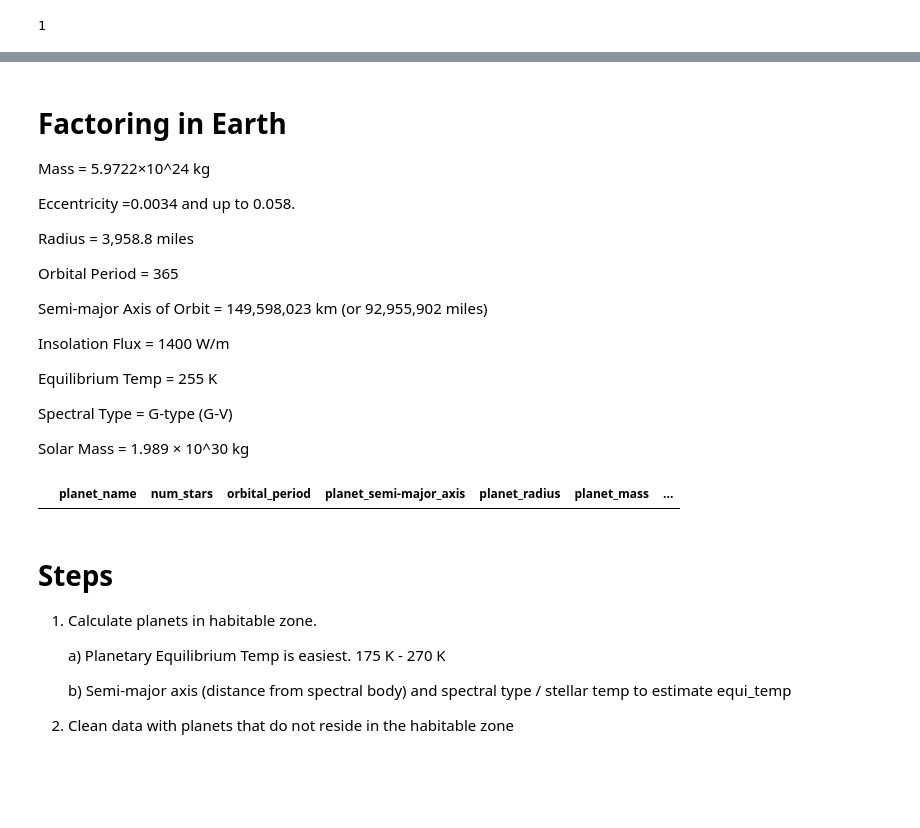
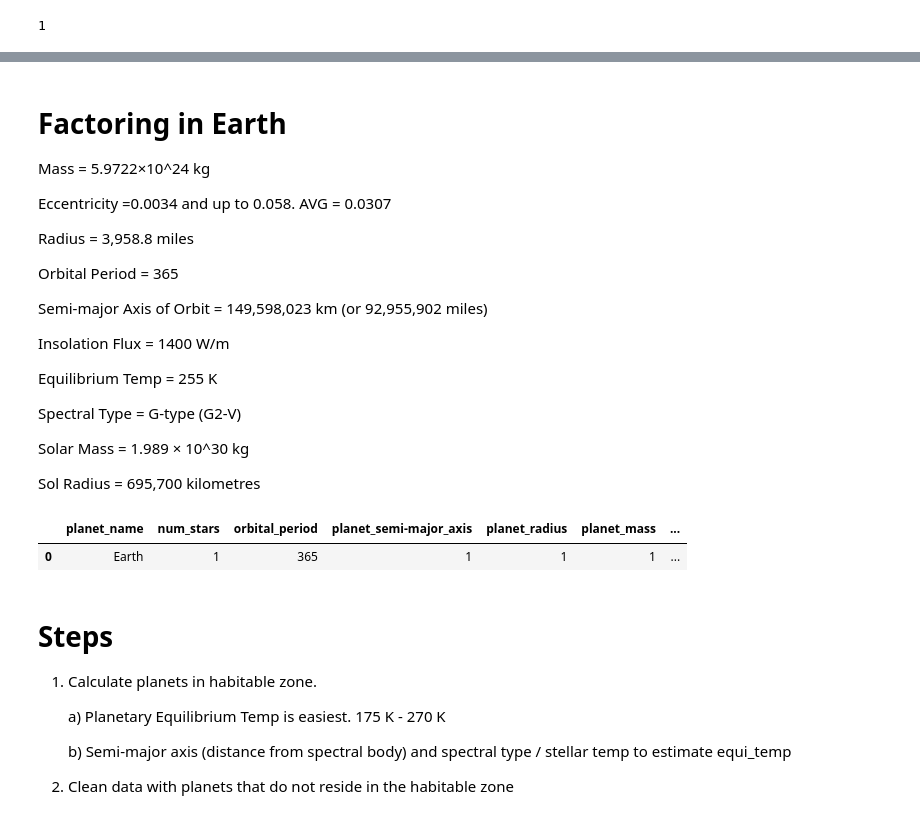
Before and after one commit to brsm3129/HabitablePlanets, a Jupyter notebook: DataCollection.ipynb, the cells around one changed output, grey strips where cells are left out. Saved outputs shown, nothing was run; the diff lists cells and outputs as text; code cells hidden in the pictures; blank space fills up the shorter version.

Commit message:
Equi_Temp Solutions

```diff
--- a/DataCollection.ipynb
+++ b/DataCollection.ipynb
@@ -115,7 +159,7 @@ proj_data2.head()
 
 Mass = 5.9722×10^24 kg
 
-Eccentricity =0.0034 and up to 0.058.
+Eccentricity =0.0034 and up to 0.058. AVG = 0.0307
 
 Radius = 3,958.8 miles
 
@@ -127,28 +171,33 @@ Insolation Flux = 1400 W/m
 
 Equilibrium Temp = 255 K
 
-Spectral Type = G-type (G-V)
+Spectral Type = G-type (G2-V)
 
 Solar Mass = 1.989 × 10^30 kg
+
+Sol Radius = 695,700 kilometres
 # %%
 columns = ['planet_name', 'num_stars', 'orbital_period', 'planet_semi-major_axis', 'planet_radius', 'planet_mass', 'eccentricity', 'insolation_flux', 'equi_temp', 'stellar_temp', 'stellar_radius', 'stellar_mass', 'distance']
 earth = pd.DataFrame(columns=columns)
 earth_data = {'planet_name' : 'Earth',
               'num_stars' : 1,
               'orbital_period' : 365,
               'planet_semi-major_axis' : 1,
-              'planet_radius' : ,
-              'planet_mass' : ,
-              'eccentricity' : ,
-              'insolation_flux' : ,
-              'equi_temp' : ,
-              'stellar_temp' : ,
-              'stellar_radius' : ,
-              'stellar_mass' : ,
+              'planet_radius' : 1,
+              'planet_mass' : 1,
+              'eccentricity' : 0.0307,
+              'insolation_flux' : 0,
+              'equi_temp' : 255,
+              'stellar_temp' : 5800,
+              'stellar_radius' : 1,
+              'stellar_mass' : 1,
               'distance' : 0
 }
+earth = earth.append(earth_data, ignore_index=True)
+earth
 # %% [output]
 |  | planet_name | num_stars | orbital_period | planet_semi-major_axis | planet_radius | planet_mass | ... |
+| 0 | Earth | 1 | 365 | 1 | 1 | 1 | ... |
 # %% [markdown]
 # Steps
 
```
Also changed, not shown: parts of 38 cells of this notebook.
